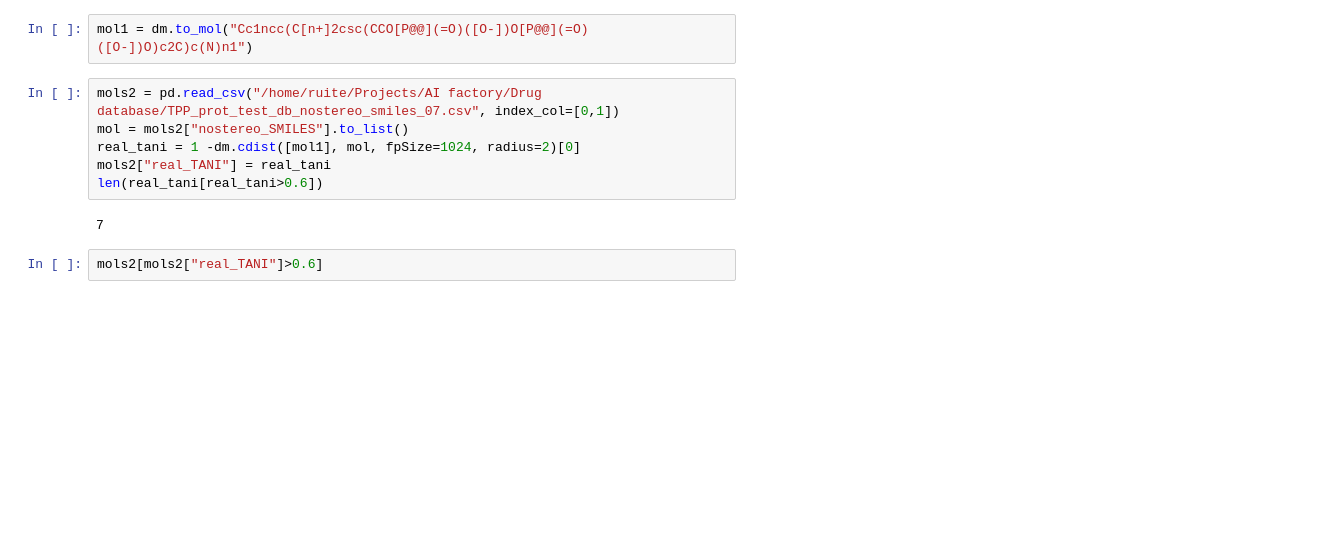
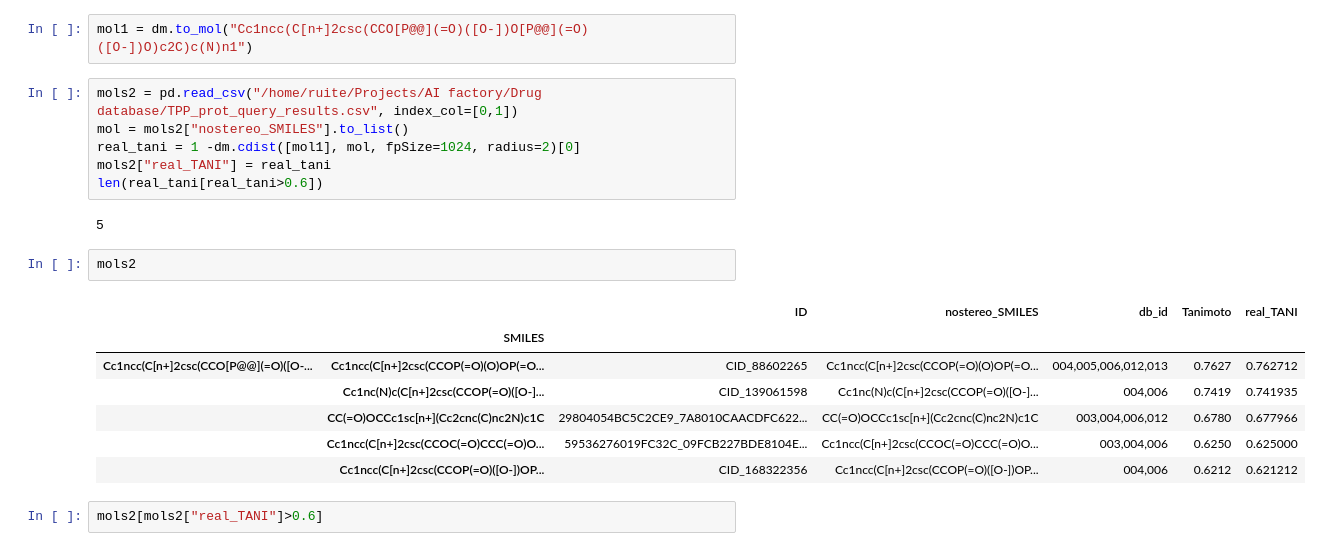
Before and after one commit to zaky02/LibMiner, a Jupyter notebook: clean/search.ipynb, the cells around one changed output. Saved outputs shown, nothing was run; the diff lists cells and outputs as text; blank space fills up the shorter version.

```diff
--- a/clean/search.ipynb
+++ b/clean/search.ipynb
@@ -388,13 +388,23 @@ array([ 0,  0, 50])
 # %%
 mol1 = dm.to_mol("Cc1ncc(C[n+]2csc(CCO[P@@](=O)([O-])O[P@@](=O)([O-])O)c2C)c(N)n1")
 # %%
-mols2 = pd.read_csv("/home/ruite/Projects/AI factory/Drug database/TPP_prot_test_db_nostereo_smiles_07.csv", index_col=[0,1])
+mols2 = pd.read_csv("/home/ruite/Projects/AI factory/Drug database/TPP_prot_query_results.csv", index_col=[0,1])
 mol = mols2["nostereo_SMILES"].to_list()
 real_tani = 1 -dm.cdist([mol1], mol, fpSize=1024, radius=2)[0]
 mols2["real_TANI"] = real_tani
 len(real_tani[real_tani>0.6])
 # %% [output]
-7
+5
+# %%
+mols2
+# %% [output]
+|  |  | ID | nostereo_SMILES | db_id | Tanimoto | real_TANI |
+|  | SMILES |  |  |  |  |  |
+| Cc1ncc(C[n+]2csc(CCO[P@@](=O)([O-... | Cc1ncc(C[n+]2csc(CCOP(=O)(O)OP(=O... | CID_88602265 | Cc1ncc(C[n+]2csc(CCOP(=O)(O)OP(=O... | 004,005,006,012,013 | 0.7627 | 0.762712 |
+|  | Cc1nc(N)c(C[n+]2csc(CCOP(=O)([O-]... | CID_139061598 | Cc1nc(N)c(C[n+]2csc(CCOP(=O)([O-]... | 004,006 | 0.7419 | 0.741935 |
+|  | CC(=O)OCCc1sc[n+](Cc2cnc(C)nc2N)c1C | 29804054BC5C2CE9_7A8010CAACDFC622... | CC(=O)OCCc1sc[n+](Cc2cnc(C)nc2N)c1C | 003,004,006,012 | 0.6780 | 0.677966 |
+|  | Cc1ncc(C[n+]2csc(CCOC(=O)CCC(=O)O... | 59536276019FC32C_09FCB227BDE8104E... | Cc1ncc(C[n+]2csc(CCOC(=O)CCC(=O)O... | 003,004,006 | 0.6250 | 0.625000 |
+|  | Cc1ncc(C[n+]2csc(CCOP(=O)([O-])OP... | CID_168322356 | Cc1ncc(C[n+]2csc(CCOP(=O)([O-])OP... | 004,006 | 0.6212 | 0.621212 |
 # %%
 mols2[mols2["real_TANI"]>0.6]
 # %% [output]
```
Also changed, not shown: 4 other files.
